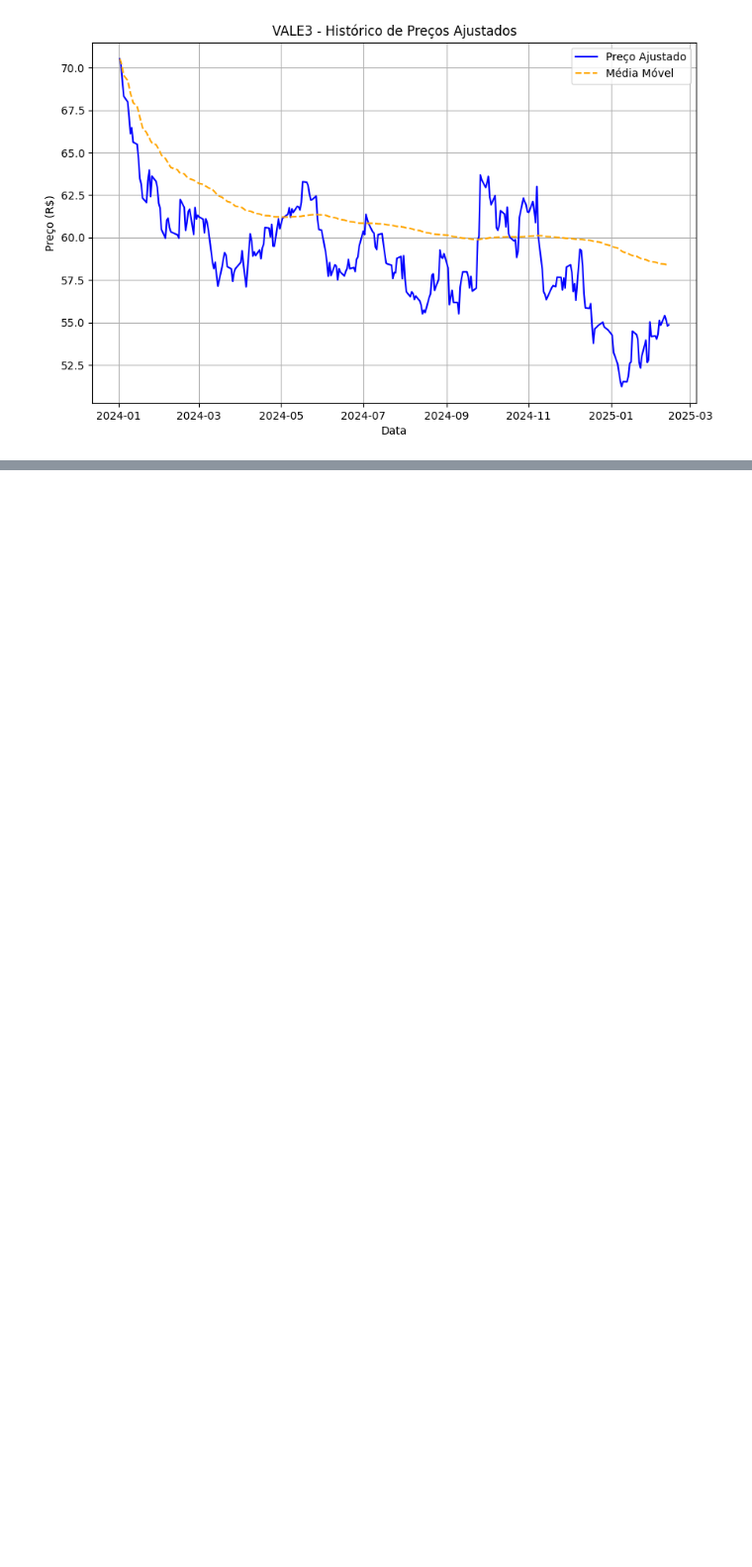
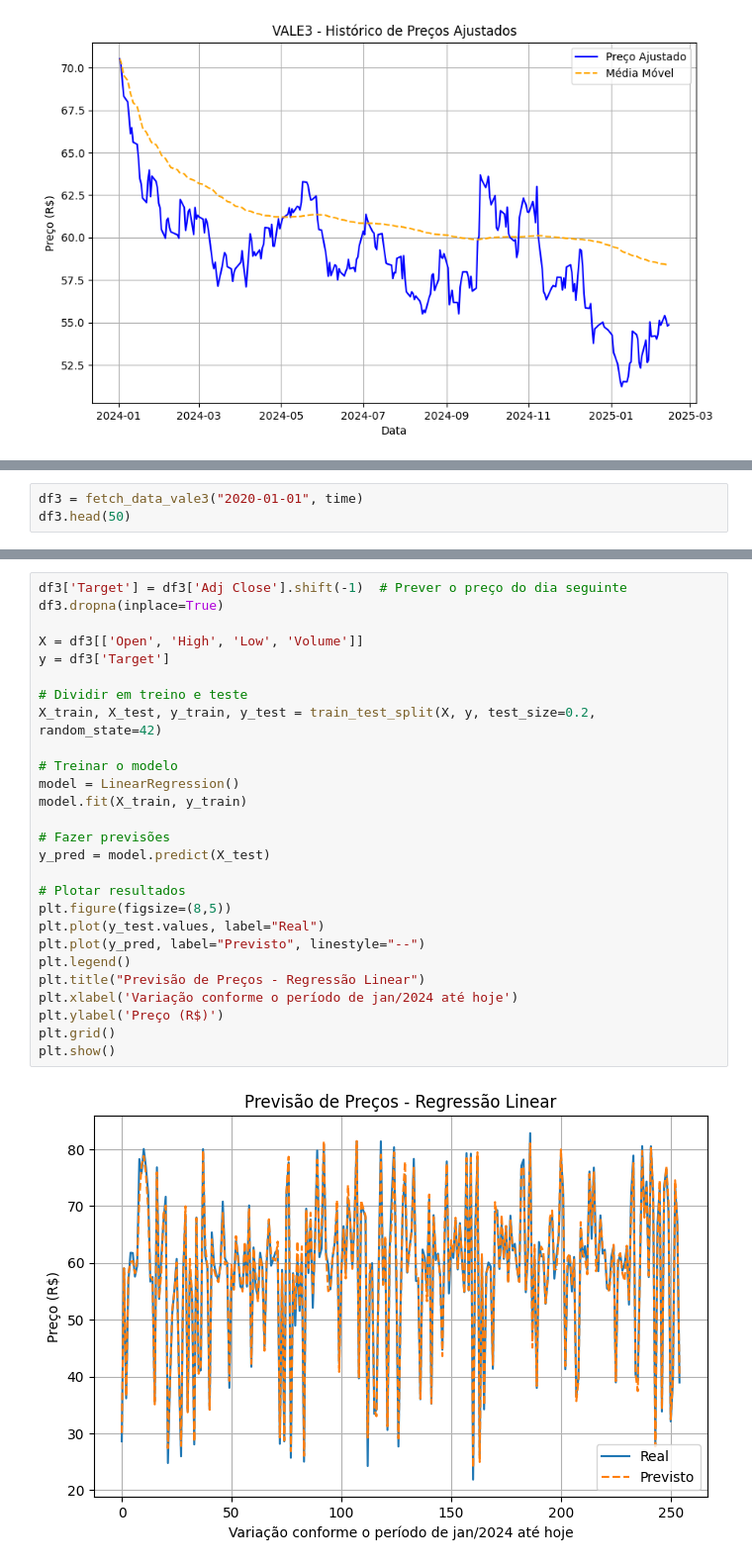
Before and after one commit to AndrePDSSampaio/EquityResearch, a Jupyter notebook: VALE3.ipynb, the cells around one changed output, grey strips where cells are left out. Shown: that part at 99% size. Drawn from its saved outputs; the diff is of its cells as text; blank space fills up the shorter version.

```diff
--- a/VALE3.ipynb
+++ b/VALE3.ipynb
@@ -213,0 +297,3 @@ fig.show()
+# %%
+df3 = fetch_data_vale3("2020-01-01", time)
+df3.head(50)
@@ -213,0 +321,29 @@ fig.show()
+# %%
+df3['Target'] = df3['Adj Close'].shift(-1)  # Prever o preço do dia seguinte
+df3.dropna(inplace=True)
+
+X = df3[['Open', 'High', 'Low', 'Volume']]
+y = df3['Target']
+
+# Dividir em treino e teste
+X_train, X_test, y_train, y_test = train_test_split(X, y, test_size=0.2, random_state=42)
+
+# Treinar o modelo
+model = LinearRegression()
+model.fit(X_train, y_train)
+
+# Fazer previsões
+y_pred = model.predict(X_test)
+
+# Plotar resultados
+plt.figure(figsize=(8,5))
+plt.plot(y_test.values, label="Real")
+plt.plot(y_pred, label="Previsto", linestyle="--")
+plt.legend()
+plt.title("Previsão de Preços - Regressão Linear")
+plt.xlabel('Variação conforme o período de jan/2024 até hoje')
+plt.ylabel('Preço (R$)')
+plt.grid()
+plt.show()
+# %% [output]
+[figure, added]
```
Also changed, not shown: parts of 8 cells of this notebook.
